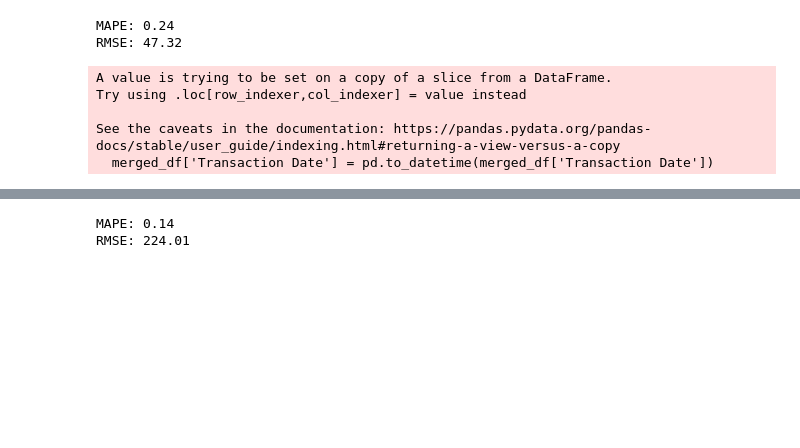
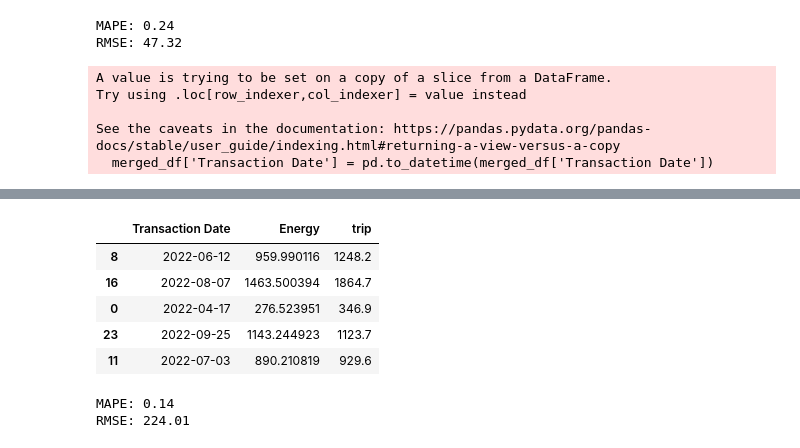
Before and after one commit to narslab/transit-electrification-futures, a Jupyter notebook: bin/jupyter/beb-validation.ipynb, the cells around one changed output, grey strips where cells are left out. Cells and saved outputs as stored; diff of their text form; code cells hidden in the pictures; blank space fills up the shorter version.

```diff
--- a/bin/jupyter/beb-validation.ipynb
+++ b/bin/jupyter/beb-validation.ipynb
@@ -300,3 +340,12 @@ train_merged_df, test_merged_df = train_test_split(merged_df, test_size=0.2, ran
+# %%
+test_merged_df
+# %% [output]
+|  | Transaction Date | Energy | trip |
+| 8 | 2022-06-12 | 959.990116 | 1248.2 |
+| 16 | 2022-08-07 | 1463.500394 | 1864.7 |
+| 0 | 2022-04-17 | 276.523951 | 346.9 |
+| 23 | 2022-09-25 | 1143.244923 | 1123.7 |
+| 11 | 2022-07-03 | 890.210819 | 929.6 |
 # %%
 from sklearn.metrics import mean_absolute_percentage_error, mean_squared_error
 import numpy as np
```
Also changed, not shown: parts of 2 cells of this notebook, 3 other files.
